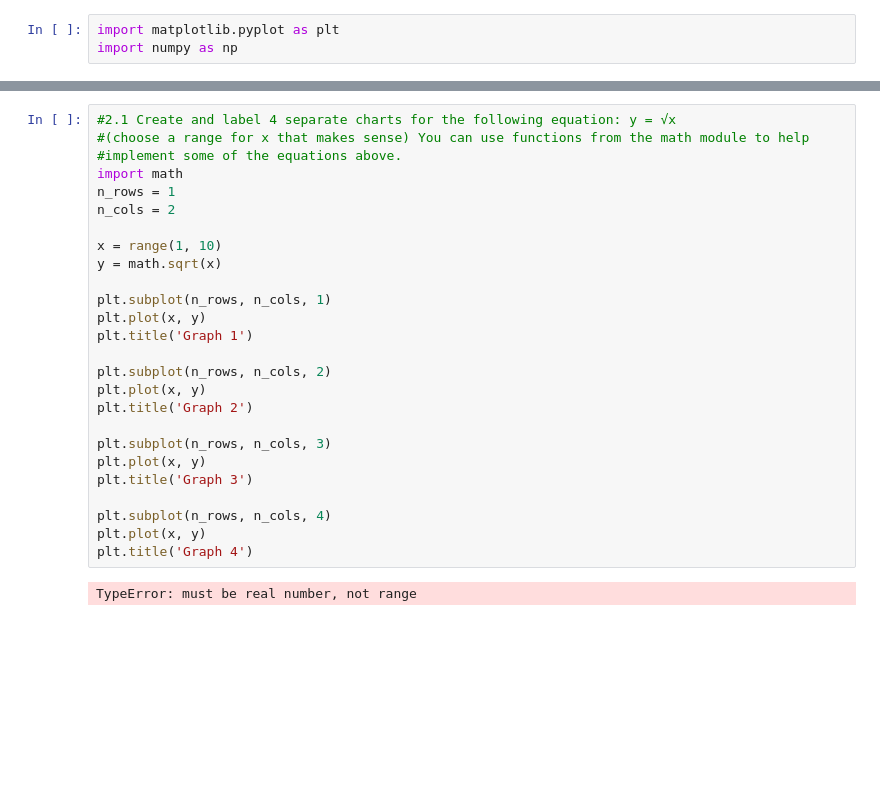
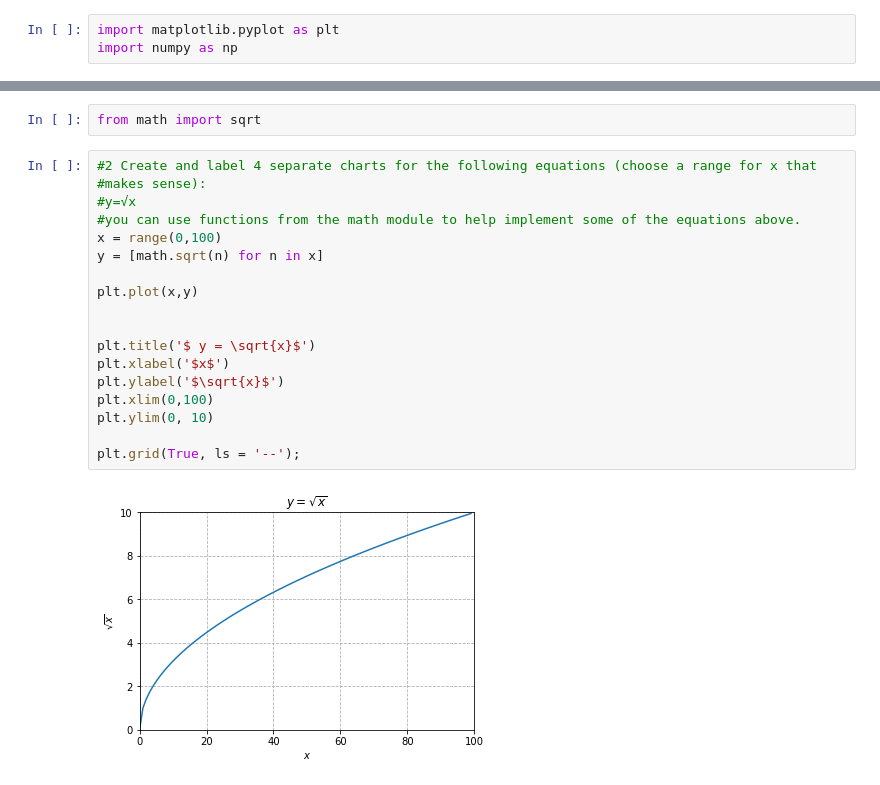
Before and after one commit to CaitlynCarney/git_practice, a Jupyter notebook: numpy-pandas-visualization-exercises/matplotlib_exercises.ipynb, the cells around one changed output, grey strips where cells are left out. Cells and saved outputs as stored; diff of their text form; blank space fills up the shorter version.

```diff
--- a/numpy-pandas-visualization-exercises/matplotlib_exercises.ipynb
+++ b/numpy-pandas-visualization-exercises/matplotlib_exercises.ipynb
@@ -19,28 +38,22 @@ plt.show()
+# %%
+from math import sqrt
 # %%
-#2.1 Create and label 4 separate charts for the following equation: y = √x
-#(choose a range for x that makes sense) You can use functions from the math module to help
-#implement some of the equations above.
-import math
-n_rows = 1
-n_cols = 2
+#2 Create and label 4 separate charts for the following equations (choose a range for x that
+#makes sense):
+#y=√x
+#you can use functions from the math module to help implement some of the equations above.
+x = range(0,100)
+y = [math.sqrt(n) for n in x]
 
-x = range(1, 10)
-y = math.sqrt(x)
+plt.plot(x,y)
 
-plt.subplot(n_rows, n_cols, 1)
-plt.plot(x, y)
-plt.title('Graph 1')
 
-plt.subplot(n_rows, n_cols, 2)
-plt.plot(x, y)
-plt.title('Graph 2')
+plt.title('$ y = \sqrt{x}$')
+plt.xlabel('$x$')
+plt.ylabel('$\sqrt{x}$')
+plt.xlim(0,100)
+plt.ylim(0, 10)
 
-plt.subplot(n_rows, n_cols, 3)
-plt.plot(x, y)
-plt.title('Graph 3')
-
-plt.subplot(n_rows, n_cols, 4)
-plt.plot(x, y)
-plt.title('Graph 4')
+plt.grid(True, ls = '--');
 # %% [output]
-TypeError: must be real number, not range
+[figure, added]
```
Also changed, not shown: parts of 10 cells of this notebook.
